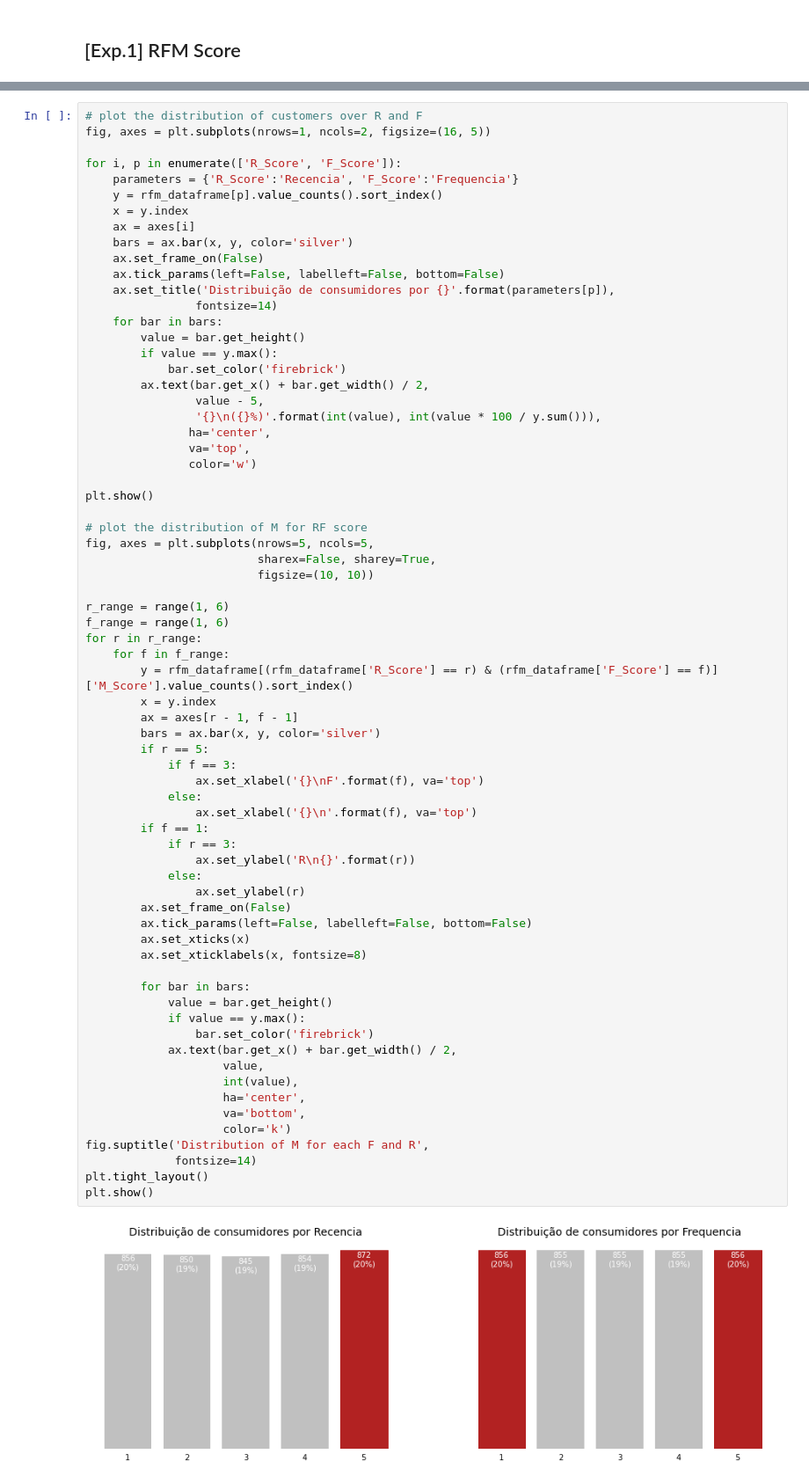
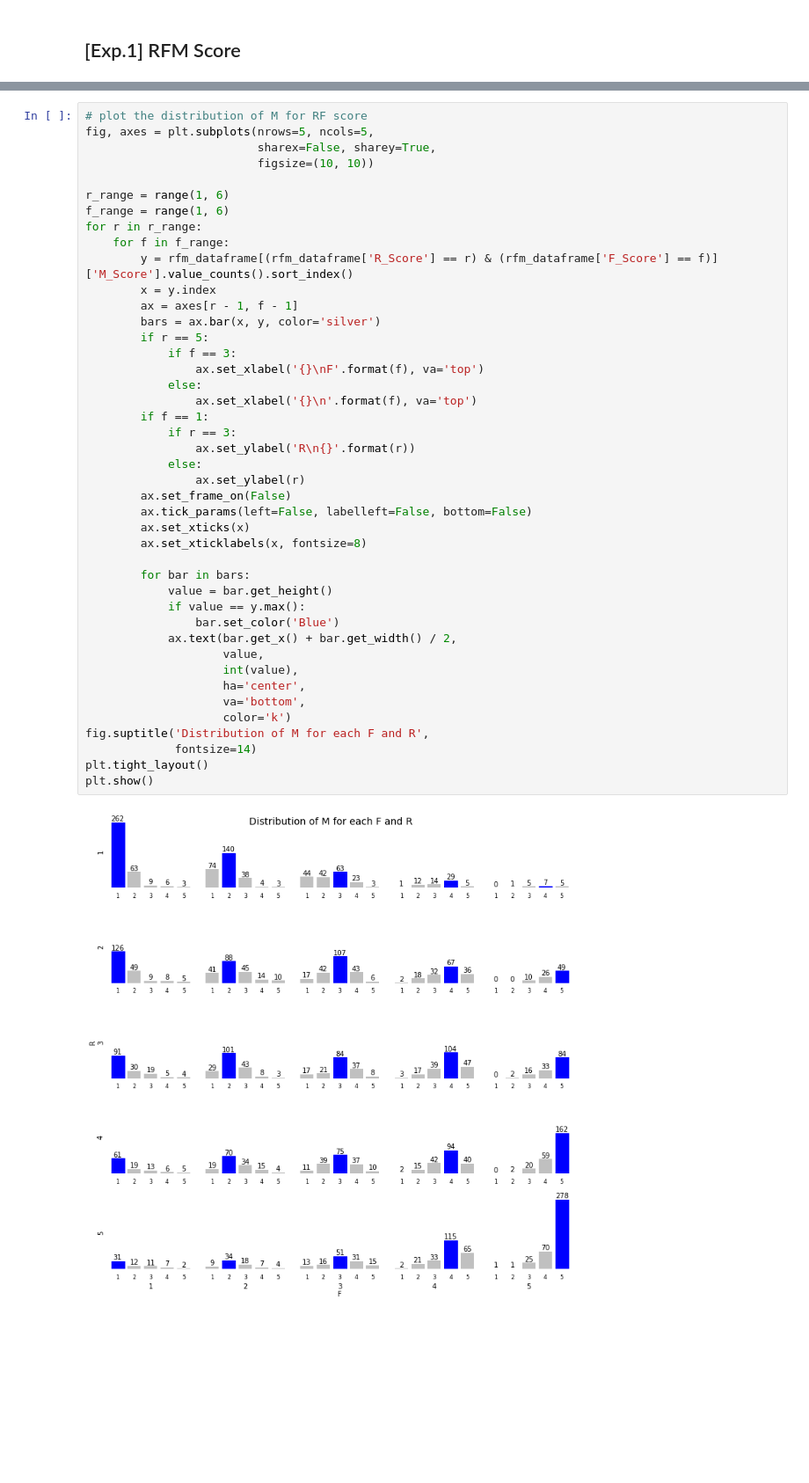
Before and after one commit to wander-asb/Customer_Segmentation, a Jupyter notebook: Segmentação_de_consumidores.ipynb, the cells around one changed output, grey strips where cells are left out. Shown: that part at 88% size. Drawn from its saved outputs; the diff is of its cells as text; blank space fills up the shorter version.

```diff
--- a/Segmentação_de_consumidores.ipynb
+++ b/Segmentação_de_consumidores.ipynb
@@ -160,30 +197,4 @@ rfm_dataframe.head()
 # %%
-# plot the distribution of customers over R and F
-fig, axes = plt.subplots(nrows=1, ncols=2, figsize=(16, 5))
-
-for i, p in enumerate(['R_Score', 'F_Score']):
-    parameters = {'R_Score':'Recencia', 'F_Score':'Frequencia'}
-    y = rfm_dataframe[p].value_counts().sort_index()
-    x = y.index
-    ax = axes[i]
-    bars = ax.bar(x, y, color='silver')
-    ax.set_frame_on(False)
-    ax.tick_params(left=False, labelleft=False, bottom=False)
-    ax.set_title('Distribuição de consumidores por {}'.format(parameters[p]),
-                fontsize=14)
-    for bar in bars:
-        value = bar.get_height()
-        if value == y.max():
-            bar.set_color('firebrick')
-        ax.text(bar.get_x() + bar.get_width() / 2,
-                value - 5,
-                '{}\n({}%)'.format(int(value), int(value * 100 / y.sum())),
-               ha='center',
-               va='top',
-               color='w')
-
-plt.show()
-
 # plot the distribution of M for RF score
 fig, axes = plt.subplots(nrows=5, ncols=5,
                          sharex=False, sharey=True,
@@ -199,32 +210,32 @@ for r in r_range:
         bars = ax.bar(x, y, color='silver')
         if r == 5:
             if f == 3:
                 ax.set_xlabel('{}\nF'.format(f), va='top')
             else:
                 ax.set_xlabel('{}\n'.format(f), va='top')
         if f == 1:
             if r == 3:
                 ax.set_ylabel('R\n{}'.format(r))
             else:
                 ax.set_ylabel(r)
         ax.set_frame_on(False)
         ax.tick_params(left=False, labelleft=False, bottom=False)
         ax.set_xticks(x)
         ax.set_xticklabels(x, fontsize=8)
 
         for bar in bars:
             value = bar.get_height()
             if value == y.max():
-                bar.set_color('firebrick')
+                bar.set_color('Blue')
             ax.text(bar.get_x() + bar.get_width() / 2,
                     value,
                     int(value),
                     ha='center',
                     va='bottom',
                     color='k')
 fig.suptitle('Distribution of M for each F and R',
              fontsize=14)
 plt.tight_layout()
 plt.show()
 # %% [output]
-[figure, old version]
+[figure, new version]
```
Also changed, not shown: parts of 6 cells of this notebook.
